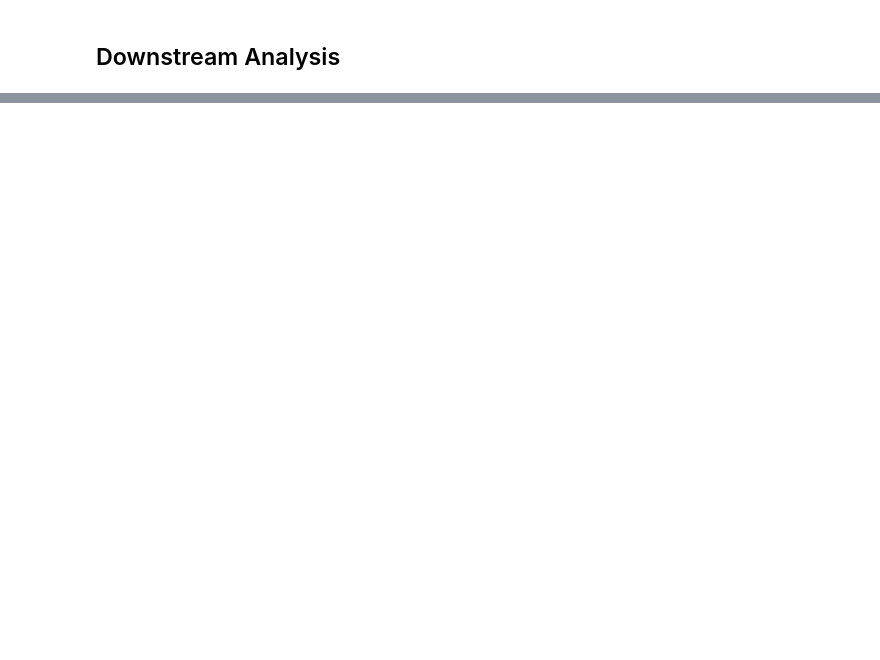
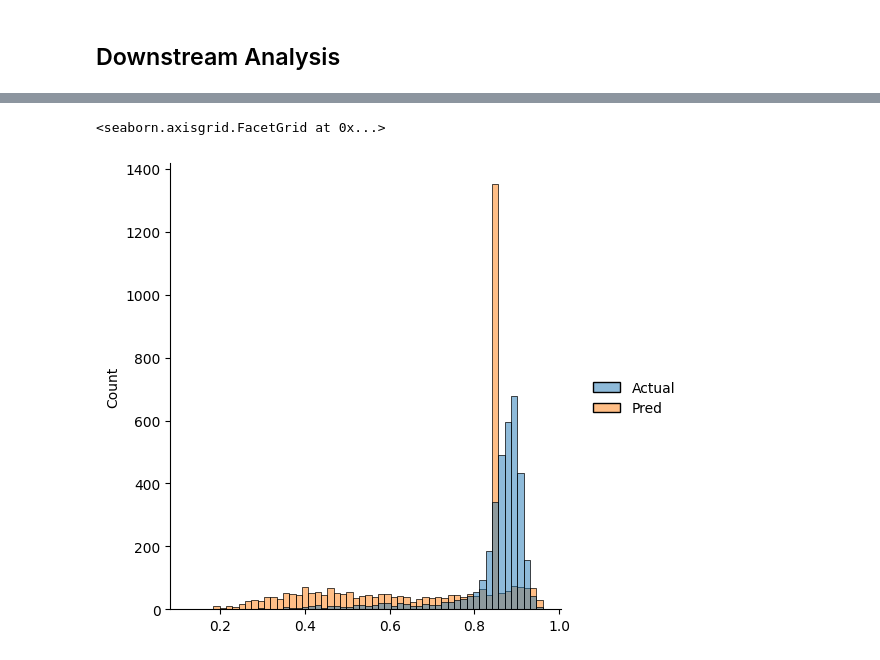
Before and after one commit to ansarahmadjaved/methpred, a Jupyter notebook: main.ipynb, the cells around one changed output, grey strips where cells are left out. Drawn from its saved outputs; the diff is of its cells as text; code cells hidden in the pictures; blank space fills up the shorter version.

```diff
--- a/main.ipynb
+++ b/main.ipynb
@@ -41,0 +117,2 @@ Meth450Annotations[Meth450Annotations['transcriptIDs'] == 'ENST00000414296.2']
+# %%
+TrainTPM, TestTPM , TrainMeth, TestMeth = train_test_split(TCGAtpm.T, MethTCGA.T, test_size=0.4, random_state=42)
@@ -41,0 +198,6 @@ Meth450Annotations[Meth450Annotations['transcriptIDs'] == 'ENST00000414296.2']
+# %%
+SelectedCpg = 'cg24392574'
+sns.displot(pd.DataFrame(predictedMeth, TestMeth[SelectedCpg]).reset_index().rename(columns={0:'Pred',SelectedCpg:'Actual'}))
+# %% [output]
+<seaborn.axisgrid.FacetGrid at 0x...>
+[figure, added]
```
Also changed, not shown: parts of 27 cells of this notebook, 1 other file.
